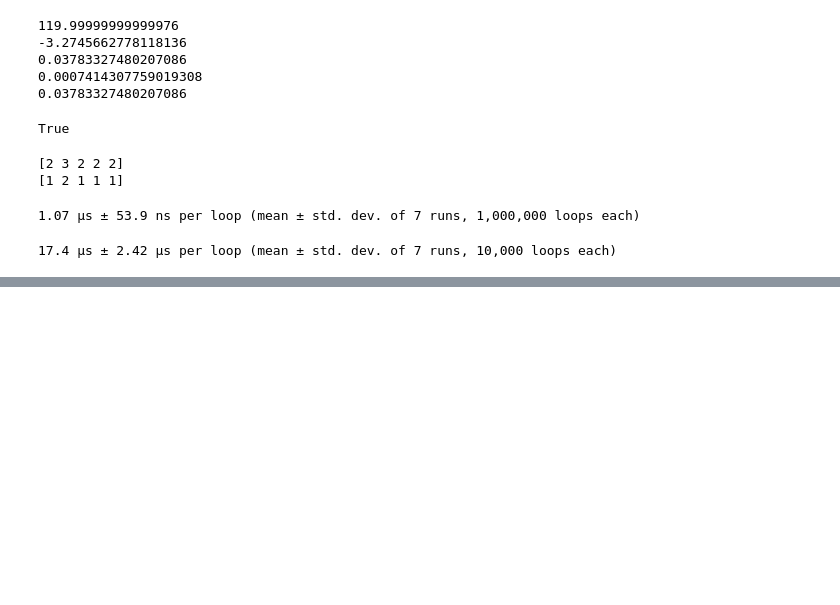
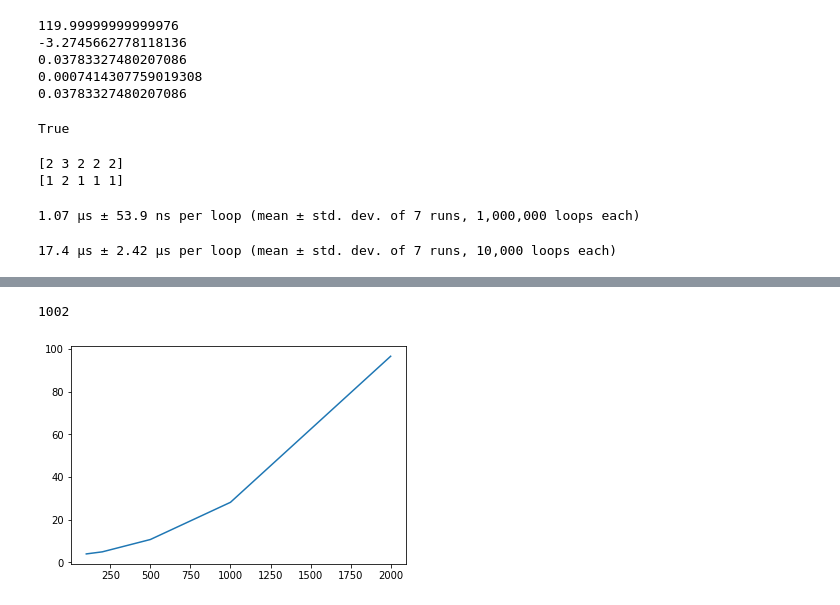
Before and after one commit to fitzgeraldja/dsbmm-bp, a Jupyter notebook: notebooks/basics.ipynb, the cells around one changed output, grey strips where cells are left out. Cells and saved outputs as stored; diff of their text form; code cells hidden in the pictures; blank space fills up the shorter version.

Commit message:
sparse implementation finished, scaling tests run

```diff
--- a/notebooks/basics.ipynb
+++ b/notebooks/basics.ipynb
@@ -249,0 +323,14 @@ np.prod(np.power(ps, xs)) * np.prod(np.power(1 - ps, 1 - xs))
+# %%
+test_nb_sparse[0].values.sum()
+# %% [output]
+1002
+# %%
+import matplotlib.pyplot as plt
+Ns = [100, 200, 500, 1000, 2000]
+times = [ 3.99779508,  4.97144271, 10.74960744, 28.17204154, 96.59023686]
+plt.plot(Ns,times)
+# plt.xscale('log')
+# plt.yscale('log')
+plt.show()
+# %% [output]
+[figure, added]
```
Also changed, not shown: parts of 1 cell of this notebook, 6 other files.
